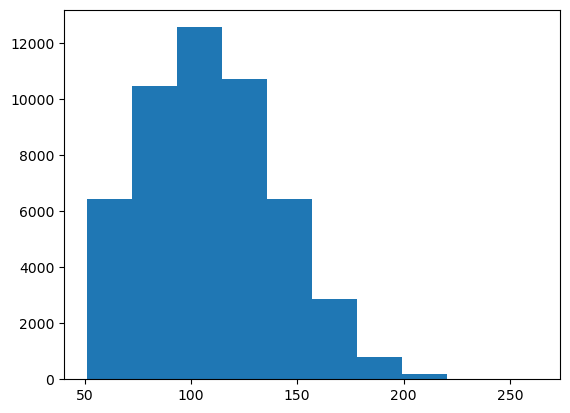
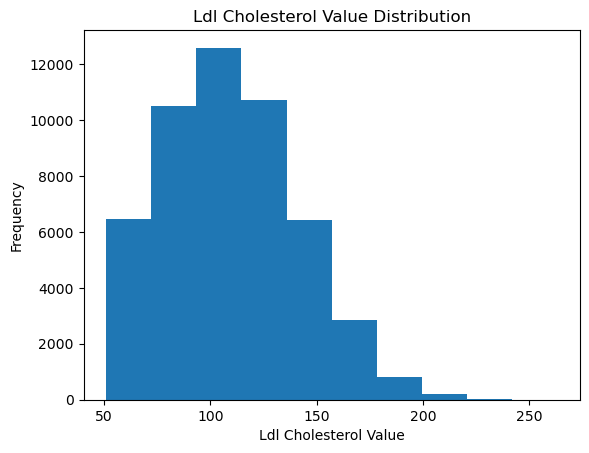
Unified diff of the notebook cell whose output changed from the first chart to the second:
--- before
+++ after
@@ -1,3 +1,5 @@
-display(ldl_type2)
+plt.title("Ldl Cholesterol Value Distribution")
+plt.xlabel("Ldl Cholesterol Value")
+plt.ylabel("Frequency")
 plt.hist(ldl_type2)
 plt.show()

Commit: added title and axes